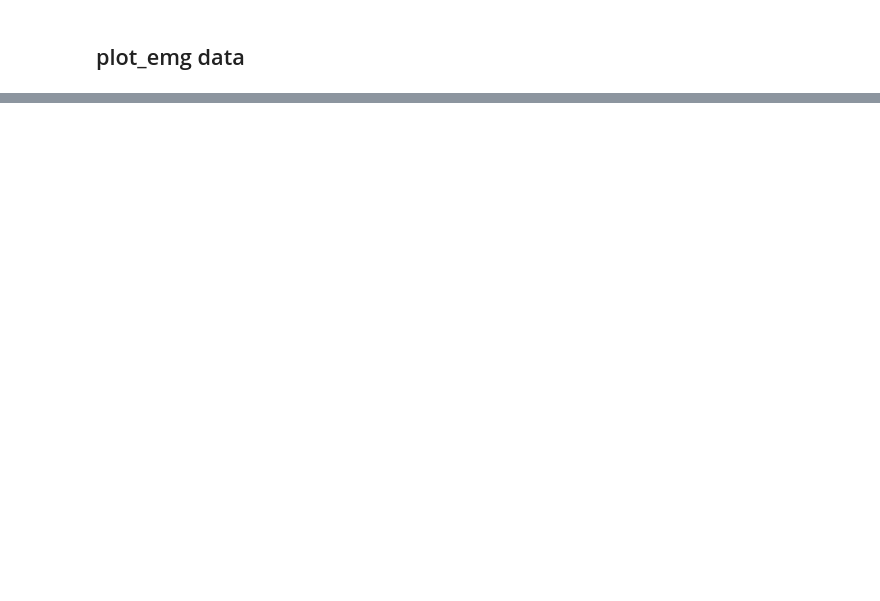
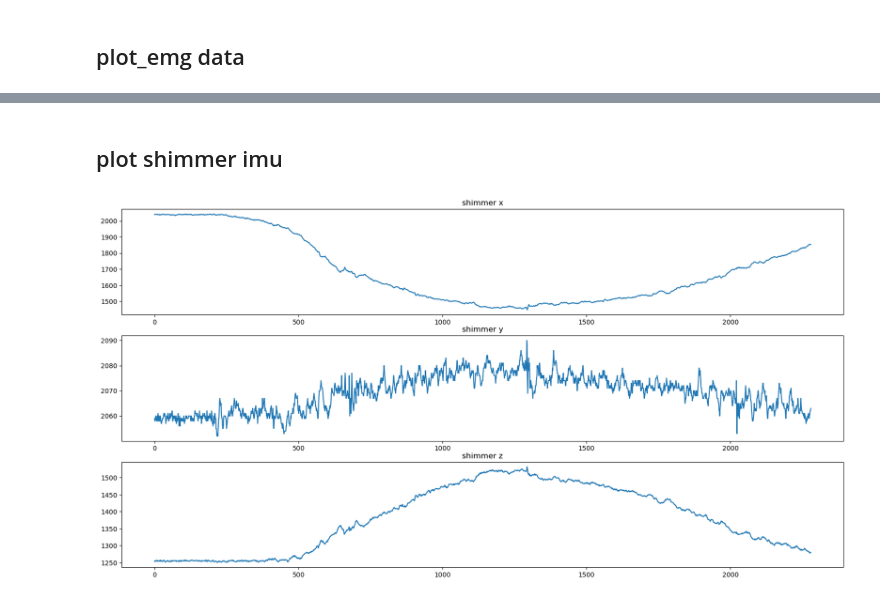
Before and after one commit to CodyB0T/Sensor-Data-Acquisition-Project, a Jupyter notebook: combo/test9/plot.ipynb, the cells around one changed output, grey strips where cells are left out. Cells and saved outputs as stored; diff of their text form; code cells hidden in the pictures; blank space fills up the shorter version.

```diff
--- a/combo/test9/plot.ipynb
+++ b/combo/test9/plot.ipynb
@@ -25,0 +48,28 @@ plt.show()
+# %% [markdown]
+## plot shimmer imu
+# %%
+import pandas as pd
+import matplotlib.pyplot as plt
+
+df = pd.read_csv("data/shimmer_data.csv")
+df
+
+fig, ax = plt.subplots(3, 1, figsize=(20,10))
+
+x=df.iloc[0].values
+y=df.iloc[1].values
+z=df.iloc[2].values
+
+
+ax[0].plot(x)
+ax[0].set_title("shimmer x")
+
+ax[1].plot(y)
+ax[1].set_title("shimmer y")
+
+ax[2].plot(z)
+ax[2].set_title("shimmer z")
+
+plt.show()
+# %% [output]
+[figure, added]
```
Also changed, not shown: parts of 6 cells of this notebook, 10 other files.
